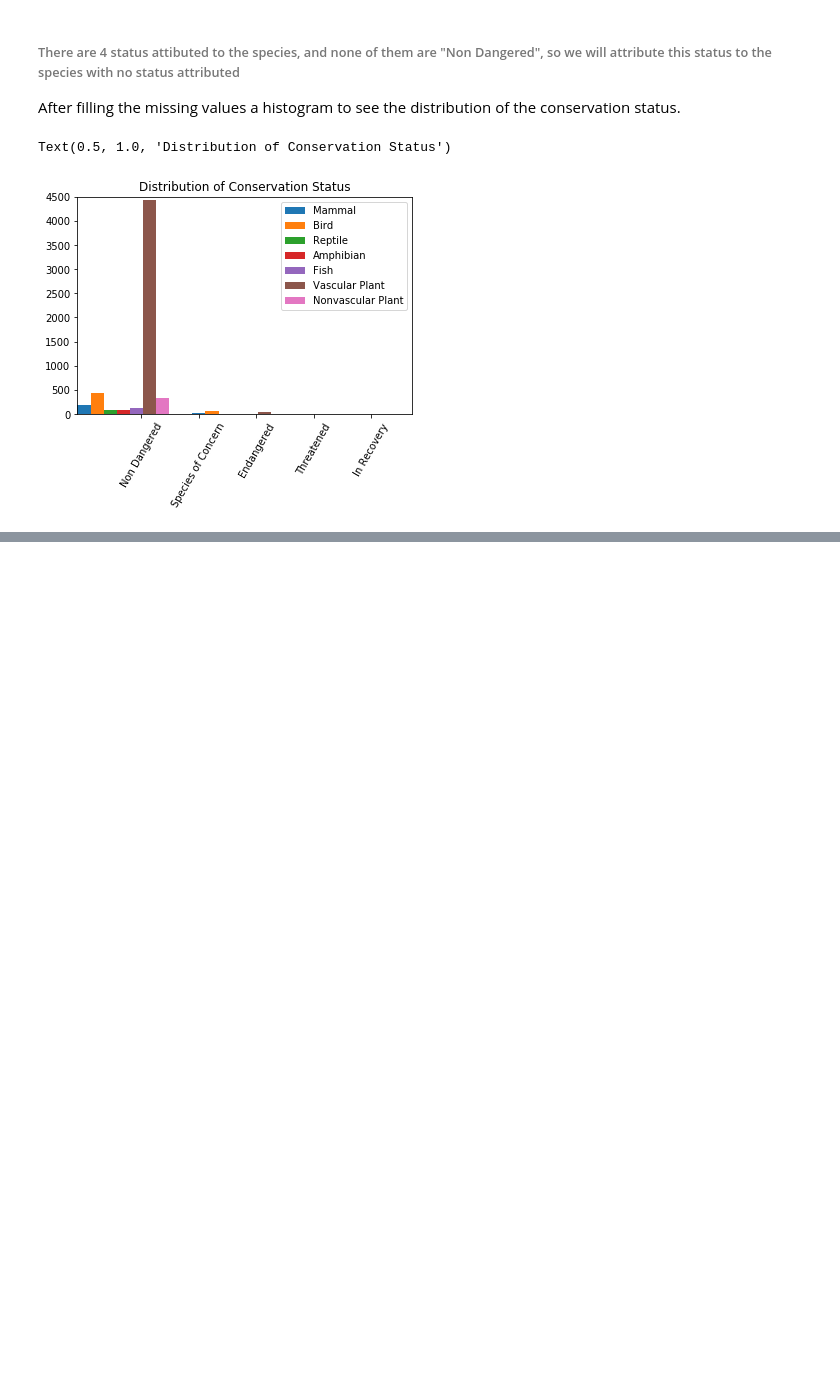
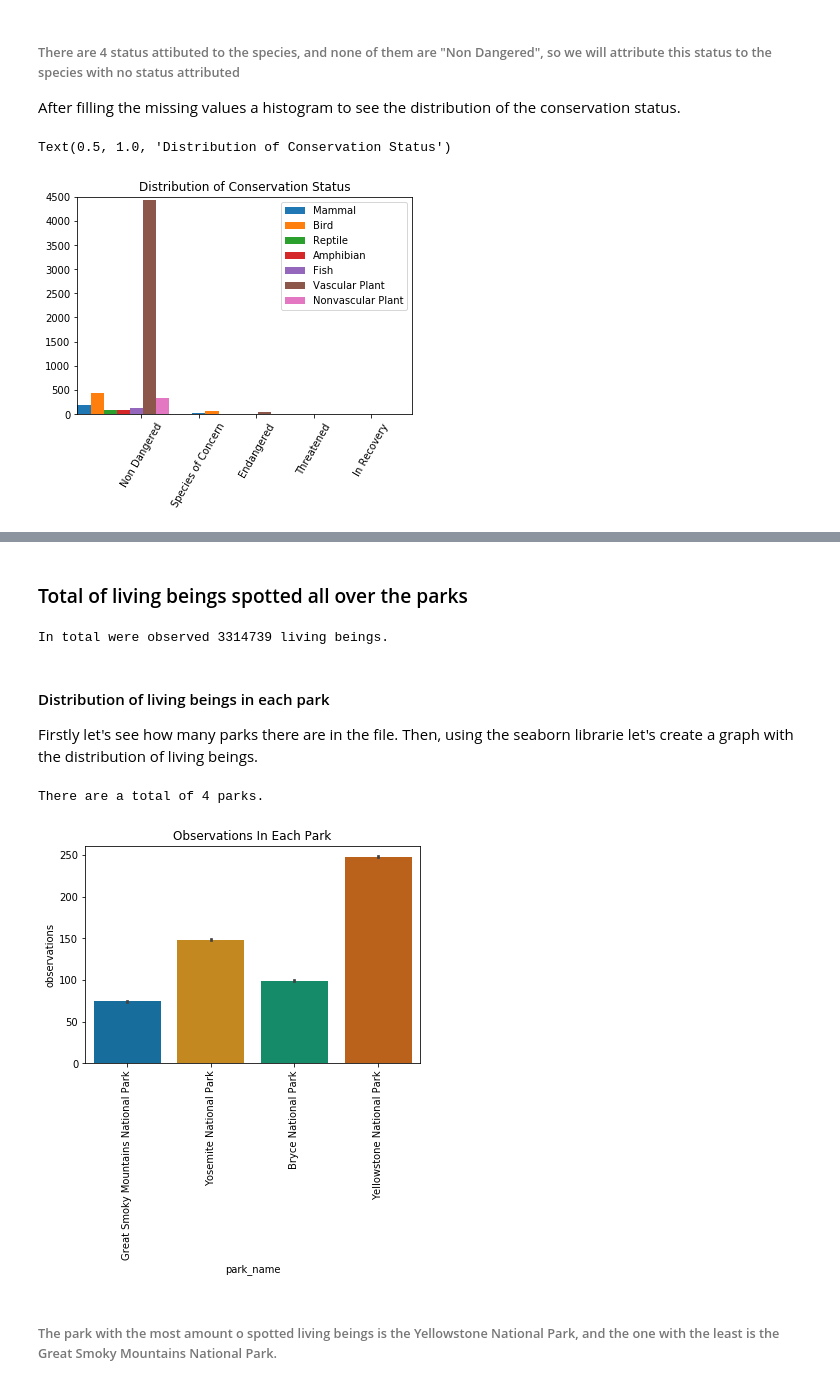
Before and after one commit to LuisMota93/biodiversity_starter, a Jupyter notebook: biodiversity.ipynb, the cells around one changed output, grey strips where cells are left out. Saved outputs shown, nothing was run; the diff lists cells and outputs as text; code cells hidden in the pictures; blank space fills up the shorter version.

Commit message:
Living beings distribution

```diff
--- a/biodiversity.ipynb
+++ b/biodiversity.ipynb
@@ -108,0 +121,25 @@ Text(0.5, 1.0, 'Distribution of Conservation Status')
+# %% [markdown]
+### Total of living beings spotted all over the parks
+# %%
+#count the sum
+total_an = obs.observations.sum()
+print("In total were observed {0} living beings.".format(total_an))
+# %% [output]
+In total were observed 3314739 living beings.
+# %% [markdown]
+#### Distribution of living beings in each park
+
+Firstly let's see how many parks there are in the file.
+Then, using the seaborn librarie let's create a graph with the distribution of living beings.
+# %%
+sns.set_palette("colorblind")
+sns.barplot(data = obs, x = "park_name", y = "observations")
+plt.xticks(rotation = 90)
+plt.title("Observations In Each Park")
+
+print("There are a total of {0} parks.".format(obs.park_name.nunique()))
+# %% [output]
+There are a total of 4 parks.
+[figure, added]
+# %% [markdown]
+###### The park with the most amount o spotted living beings is the Yellowstone National Park, and the one with the least is the Great Smoky Mountains National Park.
```
Also changed, not shown: parts of 2 cells of this notebook.
